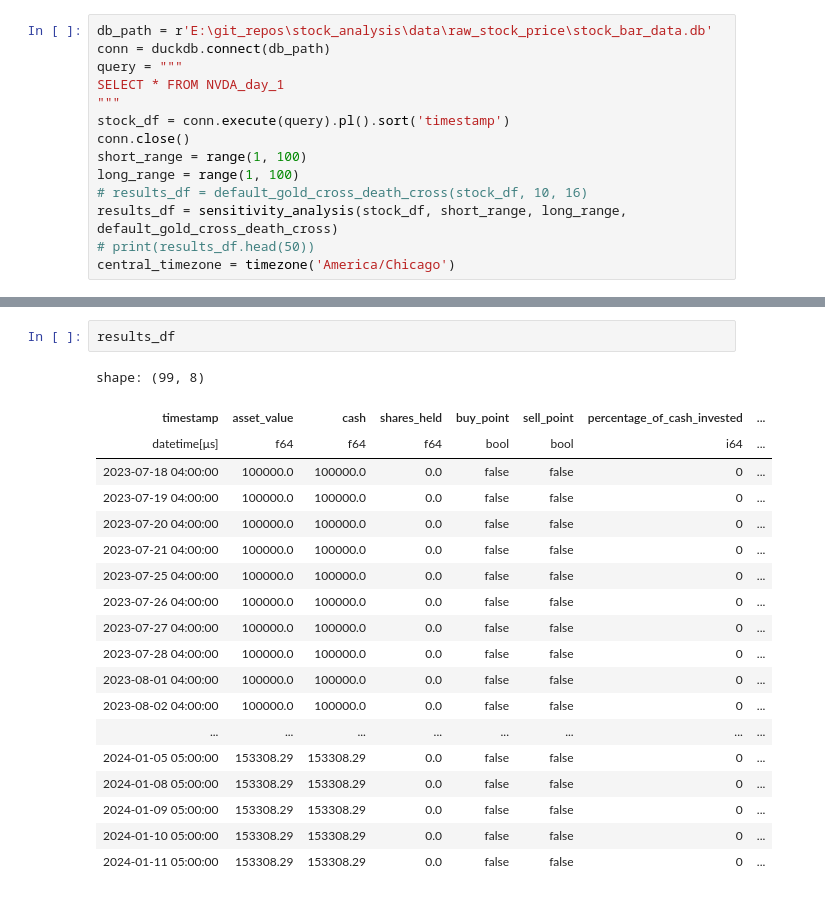
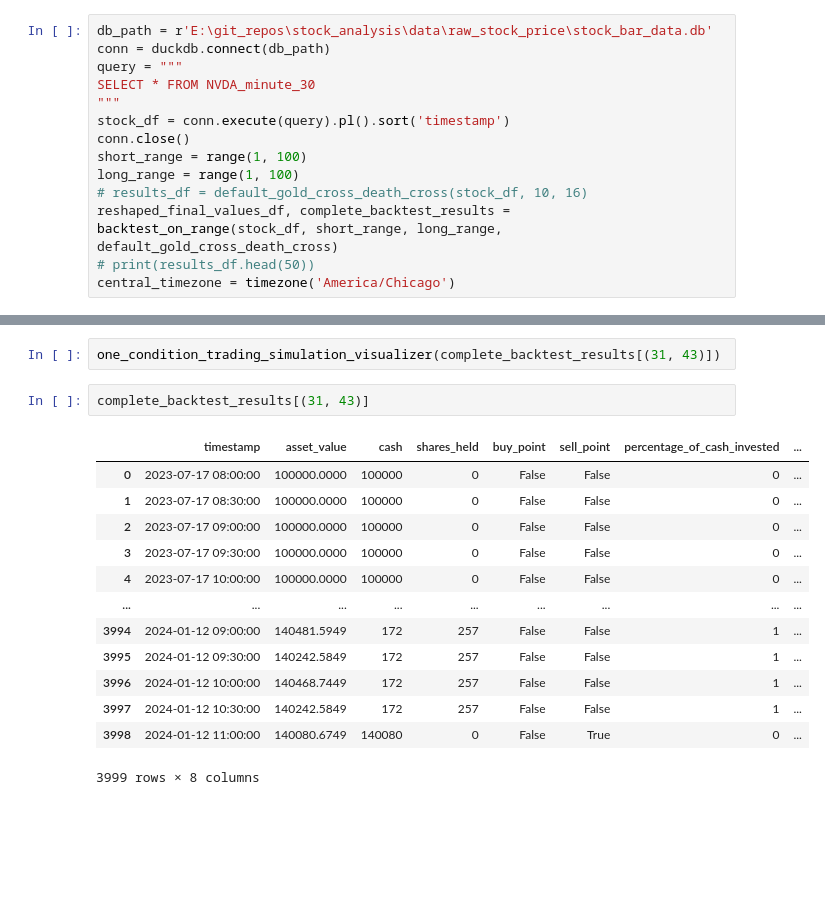
Before and after one commit to mag1cfrog/stock_analysis, a Jupyter notebook: src/test.ipynb, the cells around one changed output, grey strips where cells are left out. Saved outputs shown, nothing was run; the diff lists cells and outputs as text; blank space fills up the shorter version.

```diff
--- a/src/test.ipynb
+++ b/src/test.ipynb
@@ -10,14 +13,14 @@ from pytz import timezone
 db_path = r'E:\git_repos\stock_analysis\data\raw_stock_price\stock_bar_data.db'
 conn = duckdb.connect(db_path)
 query = """
-SELECT * FROM NVDA_day_1
+SELECT * FROM NVDA_minute_30
 """
 stock_df = conn.execute(query).pl().sort('timestamp')
 conn.close()
 short_range = range(1, 100)
 long_range = range(1, 100)
 # results_df = default_gold_cross_death_cross(stock_df, 10, 16)
-results_df = sensitivity_analysis(stock_df, short_range, long_range, default_gold_cross_death_cross)
+reshaped_final_values_df, complete_backtest_results = backtest_on_range(stock_df, short_range, long_range, default_gold_cross_death_cross)
 # print(results_df.head(50))
 central_timezone = timezone('America/Chicago')
 # %%
@@ -53,22 +28,18 @@ KeyError: 'timestamp'
-# %%
-results_df
-# %% [output]
-shape: (99, 8)
-| timestamp | asset_value | cash | shares_held | buy_point | sell_point | percentage_of_cash_invested | ... |
-| datetime[μs] | f64 | f64 | f64 | bool | bool | i64 | ... |
-| 2023-07-18 04:00:00 | 100000.0 | 100000.0 | 0.0 | false | false | 0 | ... |
-| 2023-07-19 04:00:00 | 100000.0 | 100000.0 | 0.0 | false | false | 0 | ... |
-| 2023-07-20 04:00:00 | 100000.0 | 100000.0 | 0.0 | false | false | 0 | ... |
-| 2023-07-21 04:00:00 | 100000.0 | 100000.0 | 0.0 | false | false | 0 | ... |
-| 2023-07-25 04:00:00 | 100000.0 | 100000.0 | 0.0 | false | false | 0 | ... |
-| 2023-07-26 04:00:00 | 100000.0 | 100000.0 | 0.0 | false | false | 0 | ... |
-| 2023-07-27 04:00:00 | 100000.0 | 100000.0 | 0.0 | false | false | 0 | ... |
-| 2023-07-28 04:00:00 | 100000.0 | 100000.0 | 0.0 | false | false | 0 | ... |
-| 2023-08-01 04:00:00 | 100000.0 | 100000.0 | 0.0 | false | false | 0 | ... |
-| 2023-08-02 04:00:00 | 100000.0 | 100000.0 | 0.0 | false | false | 0 | ... |
-| ... | ... | ... | ... | ... | ... | ... | ... |
-| 2024-01-05 05:00:00 | 153308.29 | 153308.29 | 0.0 | false | false | 0 | ... |
-| 2024-01-08 05:00:00 | 153308.29 | 153308.29 | 0.0 | false | false | 0 | ... |
-| 2024-01-09 05:00:00 | 153308.29 | 153308.29 | 0.0 | false | false | 0 | ... |
-| 2024-01-10 05:00:00 | 153308.29 | 153308.29 | 0.0 | false | false | 0 | ... |
-| 2024-01-11 05:00:00 | 153308.29 | 153308.29 | 0.0 | false | false | 0 | ... |
+# %%
+one_condition_trading_simulation_visualizer(complete_backtest_results[(31, 43)])
+# %%
+complete_backtest_results[(31, 43)]
+# %% [output]
+|  | timestamp | asset_value | cash | shares_held | buy_point | sell_point | percentage_of_cash_invested | ... |
+| 0 | 2023-07-17 08:00:00 | 100000.0000 | 100000 | 0 | False | False | 0 | ... |
+| 1 | 2023-07-17 08:30:00 | 100000.0000 | 100000 | 0 | False | False | 0 | ... |
+| 2 | 2023-07-17 09:00:00 | 100000.0000 | 100000 | 0 | False | False | 0 | ... |
+| 3 | 2023-07-17 09:30:00 | 100000.0000 | 100000 | 0 | False | False | 0 | ... |
+| 4 | 2023-07-17 10:00:00 | 100000.0000 | 100000 | 0 | False | False | 0 | ... |
+| ... | ... | ... | ... | ... | ... | ... | ... | ... |
+| 3994 | 2024-01-12 09:00:00 | 140481.5949 | 172 | 257 | False | False | 1 | ... |
+| 3995 | 2024-01-12 09:30:00 | 140242.5849 | 172 | 257 | False | False | 1 | ... |
+| 3996 | 2024-01-12 10:00:00 | 140468.7449 | 172 | 257 | False | False | 1 | ... |
+| 3997 | 2024-01-12 10:30:00 | 140242.5849 | 172 | 257 | False | False | 1 | ... |
+| 3998 | 2024-01-12 11:00:00 | 140080.6749 | 140080 | 0 | False | True | 0 | ... |
+3999 rows × 8 columns
```
Also changed, not shown: parts of 4 cells of this notebook, 5 other files.
